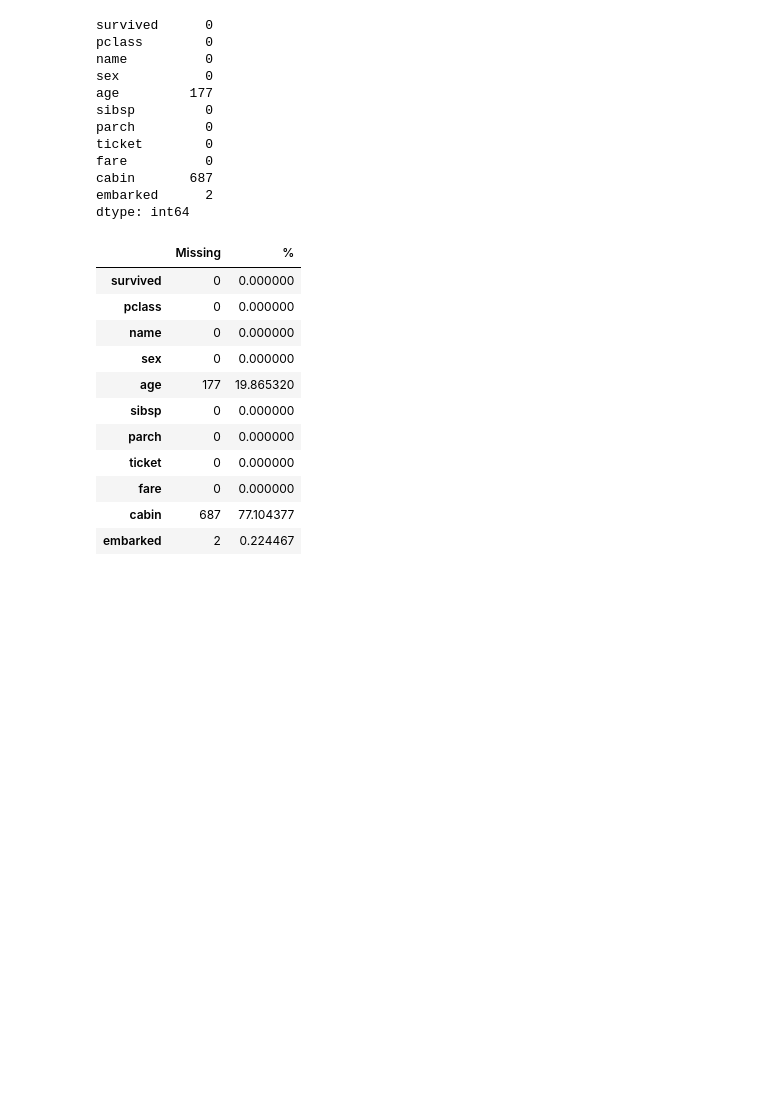
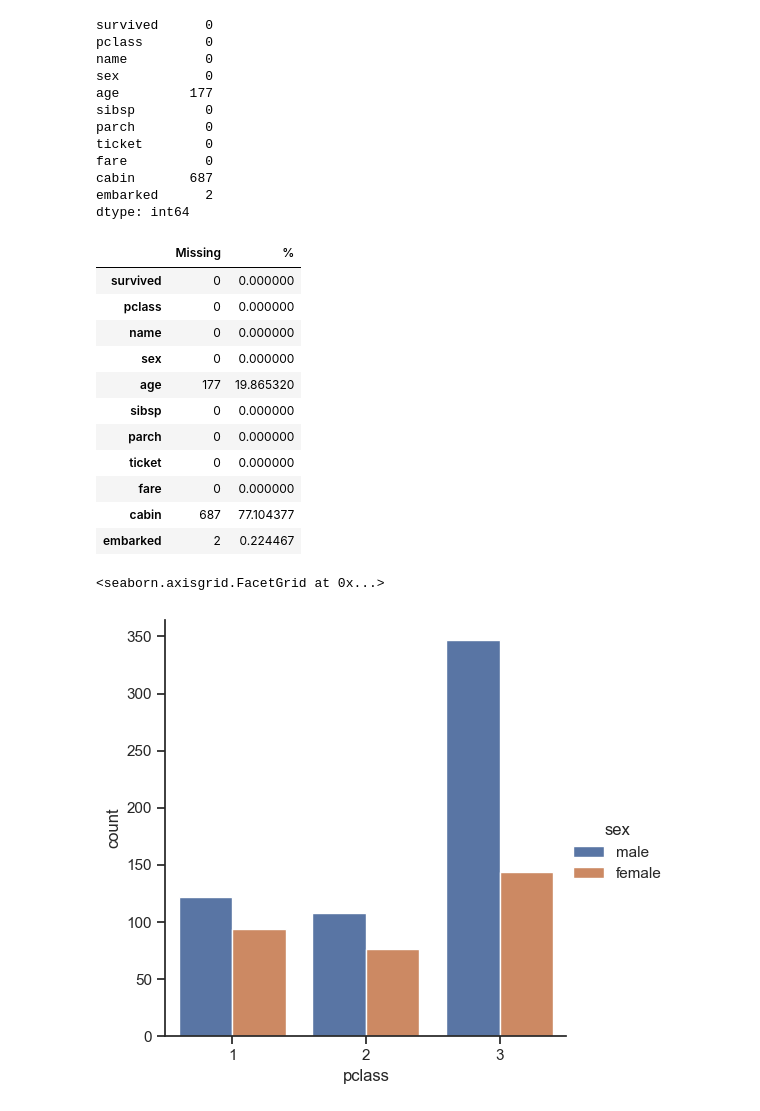
Before and after one commit to araobp/data-science, a Jupyter notebook: Titanic/study1.ipynb, the cells around one changed output. Cells and saved outputs as stored; diff of their text form; code cells hidden in the pictures; blank space fills up the shorter version.

```diff
--- a/Titanic/study1.ipynb
+++ b/Titanic/study1.ipynb
@@ -8,3 +14,3 @@ import pandas as pd
 # %%
-train = pd.read_csv("data/train.csv")
+titanic_df = pd.read_csv("data/train.csv")
 # %%
@@ -71,3 +77,9 @@ missing
 | fare | 0 | 0.000000 |
 | cabin | 687 | 77.104377 |
 | embarked | 2 | 0.224467 |
+# %%
+sns.set(style="ticks")
+sns.catplot(x='pclass', data=titanic_df, hue='sex', kind='count')
+# %% [output]
+<seaborn.axisgrid.FacetGrid at 0x...>
+[figure, added]
```
Also changed, not shown: parts of 15 cells of this notebook.
